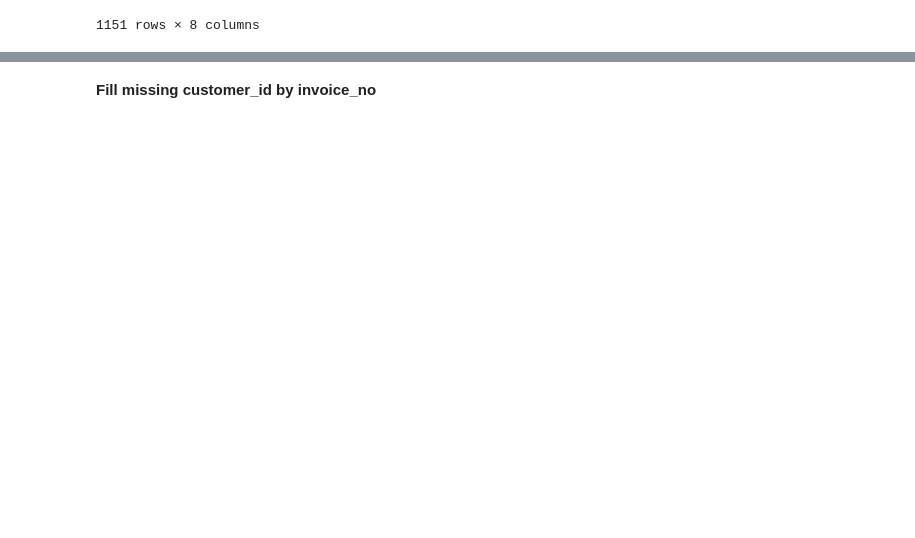
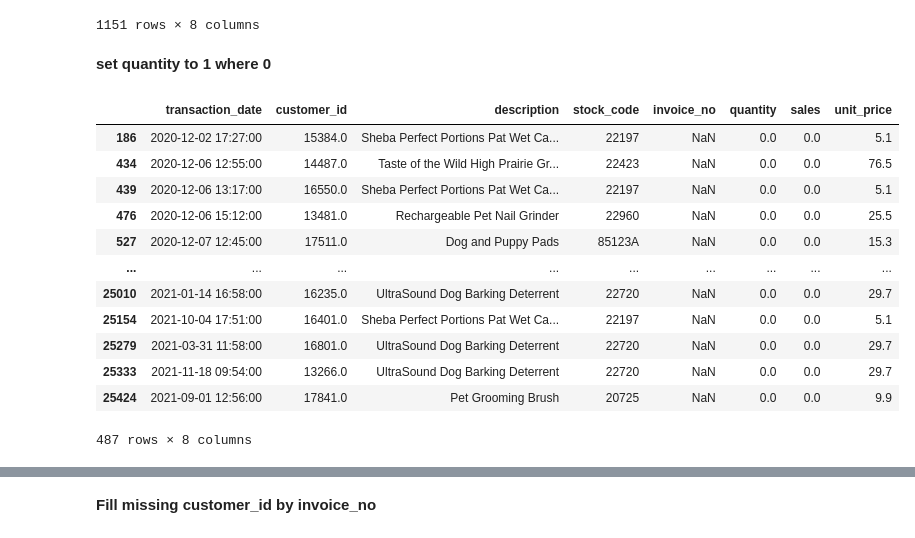
Before and after one commit to bfreiheit/shipping-cost-analysis, a Jupyter notebook: notebooks/ETL.ipynb, the cells around one changed output, grey strips where cells are left out. Saved outputs shown, nothing was run; the diff lists cells and outputs as text; code cells hidden in the pictures; blank space fills up the shorter version.

```diff
--- a/notebooks/ETL.ipynb
+++ b/notebooks/ETL.ipynb
@@ -327,3 +351,21 @@ mask = (
 transactions.loc[mask, "quantity"] = (
     transactions.loc[mask, "sales"] / transactions.loc[mask, "unit_price"]
 )
+# %% [markdown]
+**set quantity to 1 where 0**
+# %%
+transactions[(transactions["quantity"] == 0) & (transactions["unit_price"] > 0)]
+# %% [output]
+|  | transaction_date | customer_id | description | stock_code | invoice_no | quantity | sales | unit_price |
+| 186 | 2020-12-02 17:27:00 | 15384.0 | Sheba Perfect Portions Pat Wet Ca... | 22197 | NaN | 0.0 | 0.0 | 5.1 |
+| 434 | 2020-12-06 12:55:00 | 14487.0 | Taste of the Wild High Prairie Gr... | 22423 | NaN | 0.0 | 0.0 | 76.5 |
+| 439 | 2020-12-06 13:17:00 | 16550.0 | Sheba Perfect Portions Pat Wet Ca... | 22197 | NaN | 0.0 | 0.0 | 5.1 |
+| 476 | 2020-12-06 15:12:00 | 13481.0 | Rechargeable Pet Nail Grinder | 22960 | NaN | 0.0 | 0.0 | 25.5 |
+| 527 | 2020-12-07 12:45:00 | 17511.0 | Dog and Puppy Pads | 85123A | NaN | 0.0 | 0.0 | 15.3 |
+| ... | ... | ... | ... | ... | ... | ... | ... | ... |
+| 25010 | 2021-01-14 16:58:00 | 16235.0 | UltraSound Dog Barking Deterrent | 22720 | NaN | 0.0 | 0.0 | 29.7 |
+| 25154 | 2021-10-04 17:51:00 | 16401.0 | Sheba Perfect Portions Pat Wet Ca... | 22197 | NaN | 0.0 | 0.0 | 5.1 |
+| 25279 | 2021-03-31 11:58:00 | 16801.0 | UltraSound Dog Barking Deterrent | 22720 | NaN | 0.0 | 0.0 | 29.7 |
+| 25333 | 2021-11-18 09:54:00 | 13266.0 | UltraSound Dog Barking Deterrent | 22720 | NaN | 0.0 | 0.0 | 29.7 |
+| 25424 | 2021-09-01 12:56:00 | 17841.0 | Pet Grooming Brush | 20725 | NaN | 0.0 | 0.0 | 9.9 |
+487 rows × 8 columns
```
Also changed, not shown: parts of 16 cells of this notebook.
